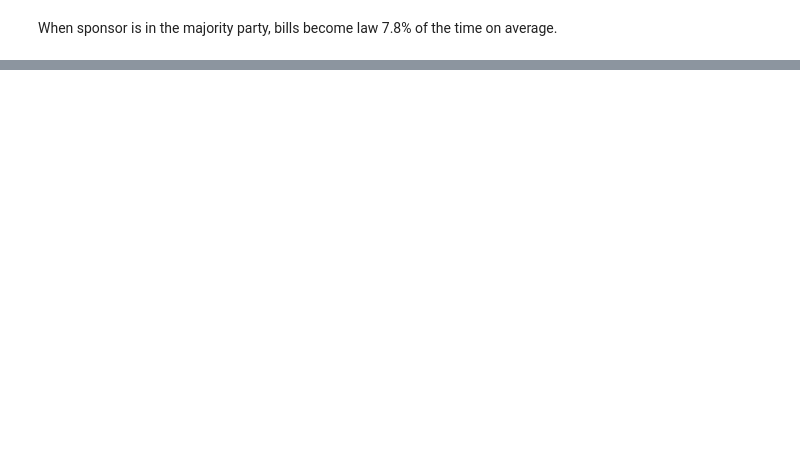
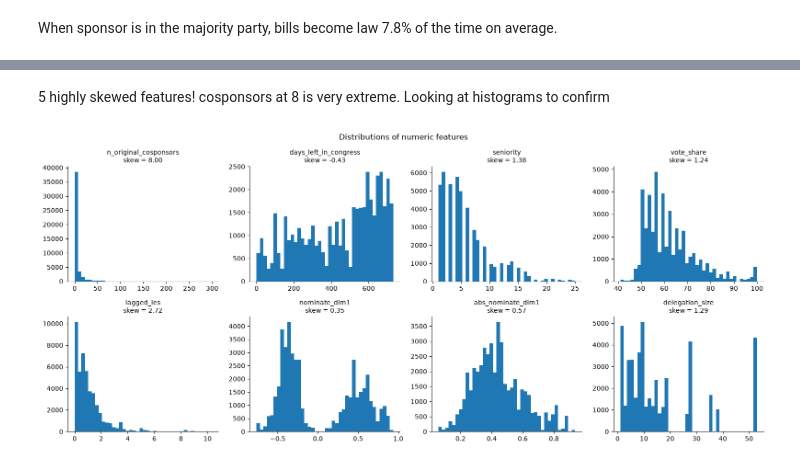
Before and after one commit to evanblizzard/ds_6021_final_project, a Jupyter notebook: Notebooks/Exploratory_Data_Analysis.ipynb, the cells around one changed output, grey strips where cells are left out. Cells and saved outputs as stored; diff of their text form; code cells hidden in the pictures; blank space fills up the shorter version.

```diff
--- a/Notebooks/Exploratory_Data_Analysis.ipynb
+++ b/Notebooks/Exploratory_Data_Analysis.ipynb
@@ -57,0 +149,17 @@ plt.show()
+# %% [markdown]
+5 highly skewed features! cosponsors at 8 is very extreme. Looking at histograms to confirm
+# %%
+
+fig, axes = plt.subplots(2, 4, figsize=(16,7))
+
+for ax, col in zip(axes.flat, numeric_cols):
+    ax.hist(df[col], bins=40)
+    ax.set_title(f"{col}\nskew = {skew[col]:.2f}", fontsize=10)
+    ax.spines[['top', 'right']].set_visible(False)
+
+fig.suptitle("Distributions of numeric features")
+fig.tight_layout()
+plt.savefig("../figures/eda_numeric_hist.png", dpi=150, bbox_inches='tight')
+plt.show()
+# %% [output]
+[figure, added]
```
Also changed, not shown: parts of 16 cells of this notebook, 3 other files.
